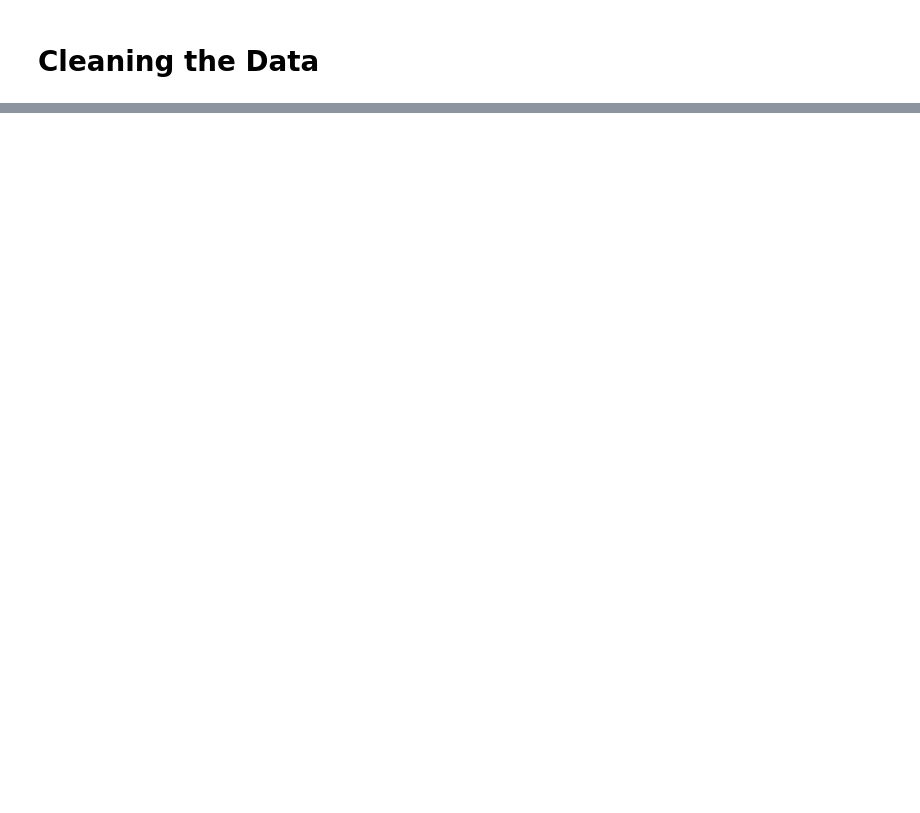
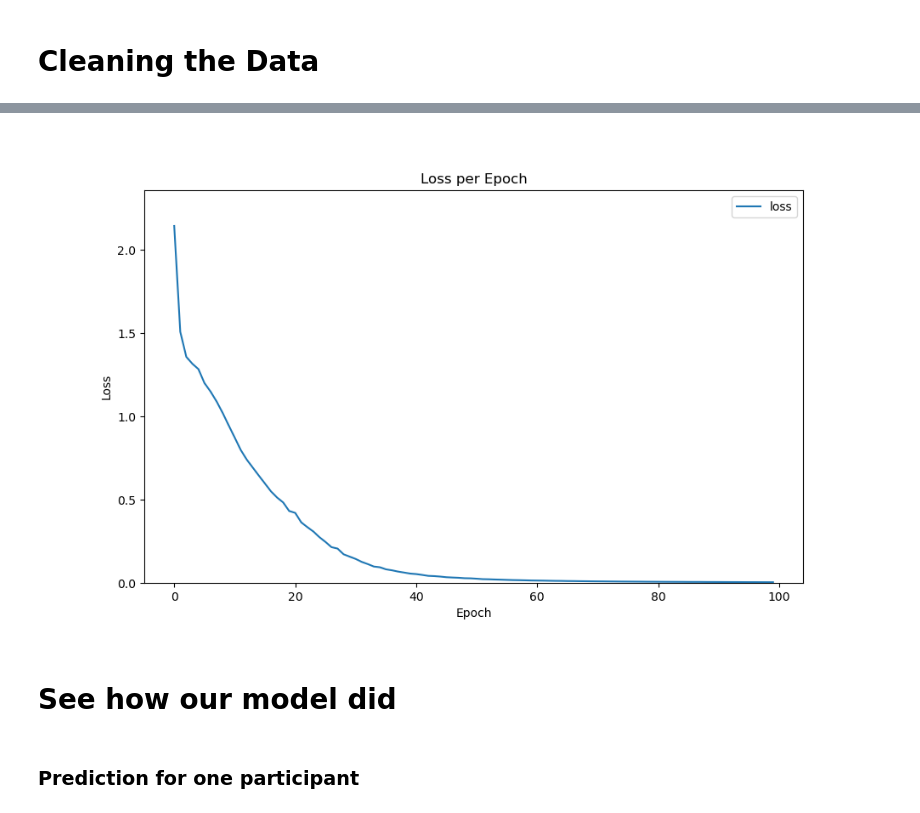
Before and after one commit to jaimanm/mental-disorder-classification, a Jupyter notebook: main.ipynb, the cells around one changed output, grey strips where cells are left out. Drawn from its saved outputs; the diff is of its cells as text; code cells hidden in the pictures; blank space fills up the shorter version.

```diff
--- a/main.ipynb
+++ b/main.ipynb
@@ -52,0 +126,4 @@ df['Suicidal thoughts'] = df['Suicidal thoughts'].apply(lambda x: x.strip())
+# %%
+# see unique values for each column
+for col in df.columns[1:]:
+    print(col, df[col].unique())
@@ -84,4 +202,0 @@ We only have five non-integer columns left, which can be converted into one-hot
-# %%
-# apply one hot encoding to all columns with the object dtype
-# use the get_dummies method but convert the True and false to 1 and 0
-df = pd.get_dummies(df, columns=df.select_dtypes(include='object').columns, dtype=int)
@@ -101,0 +323,14 @@ df = pd.get_dummies(df, columns=df.select_dtypes(include='object').columns, dtyp
+# %%
+# Create the model
+model = tf.keras.models.Sequential([
+    tf.keras.layers.InputLayer((17,)),
+    tf.keras.layers.Dense(32, activation='relu', input_shape=(X_train.shape[1],)),
+    tf.keras.layers.Dense(16, activation='relu'),
+    tf.keras.layers.Dense(4, activation='linear')
+])
+
+# Compile the model
+model.compile(
+    optimizer=tf.keras.optimizers.legacy.Adam(learning_rate=0.01),
+    loss=tf.keras.losses.SparseCategoricalCrossentropy(from_logits=True)
+)
@@ -101,0 +355,9 @@ df = pd.get_dummies(df, columns=df.select_dtypes(include='object').columns, dtyp
+# %%
+# Train the model
+history = model.fit(
+    X_train,
+    y_train,
+    validation_data=(X_cv, y_cv),
+    epochs=100,
+    batch_size=50
+)
@@ -101,0 +382,16 @@ df = pd.get_dummies(df, columns=df.select_dtypes(include='object').columns, dtyp
+# %%
+# plot the loss per epoch
+fig, ax = plt.subplots(1, 1, figsize=(10, 6))
+ax.plot(history.history['loss'], label='loss')
+ax.set_ylim([0, np.max(history.history['loss'])*1.1])
+ax.set_xlabel('Epoch')
+ax.set_ylabel('Loss')
+ax.legend()
+ax.title.set_text('Loss per Epoch')
+plt.show()
+# %% [output]
+[figure, added]
+# %% [markdown]
+# See how our model did
+# %% [markdown]
+### Prediction for one participant
```
Also changed, not shown: parts of 35 cells of this notebook.
